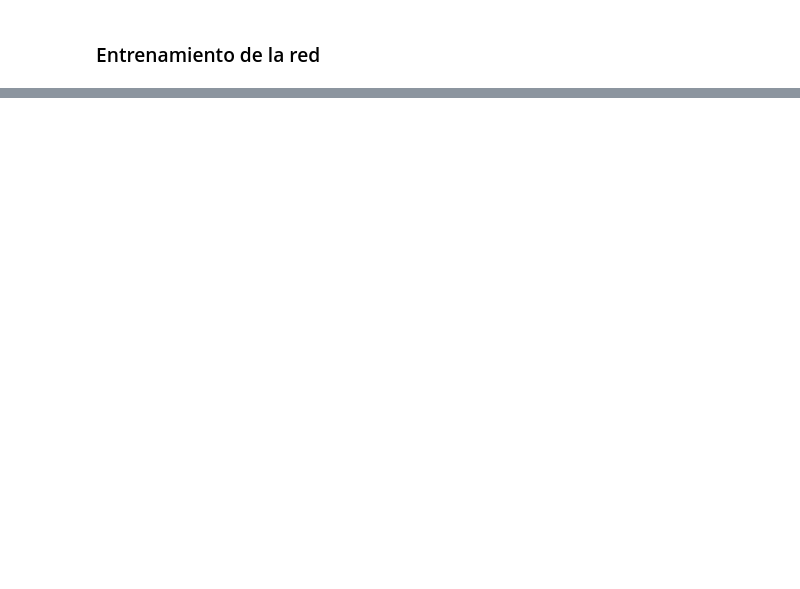
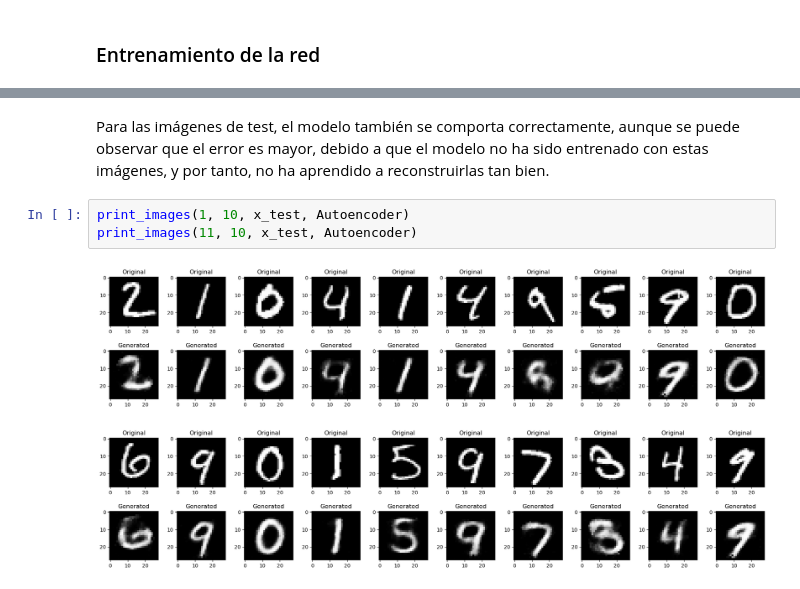
Before and after one commit to ricardocardn/NeuralNetworkImplementation, a Jupyter notebook: tests.ipynb, the cells around one changed output, grey strips where cells are left out. Saved outputs shown, nothing was run; the diff lists cells and outputs as text; blank space fills up the shorter version.

```diff
--- a/tests.ipynb
+++ b/tests.ipynb
@@ -260,0 +282,8 @@ print_images(11, 10)
+# %% [markdown]
+Para las imágenes de test, el modelo también se comporta correctamente, aunque se puede observar que el error es mayor, debido a que el modelo no ha sido entrenado con estas imágenes, y por tanto, no ha aprendido a reconstruirlas tan bien.
+# %%
+print_images(1, 10, x_test, Autoencoder)
+print_images(11, 10, x_test, Autoencoder)
+# %% [output]
+[figure, added]
+[figure, added]
```
Also changed, not shown: parts of 42 cells of this notebook, 51 other files.
